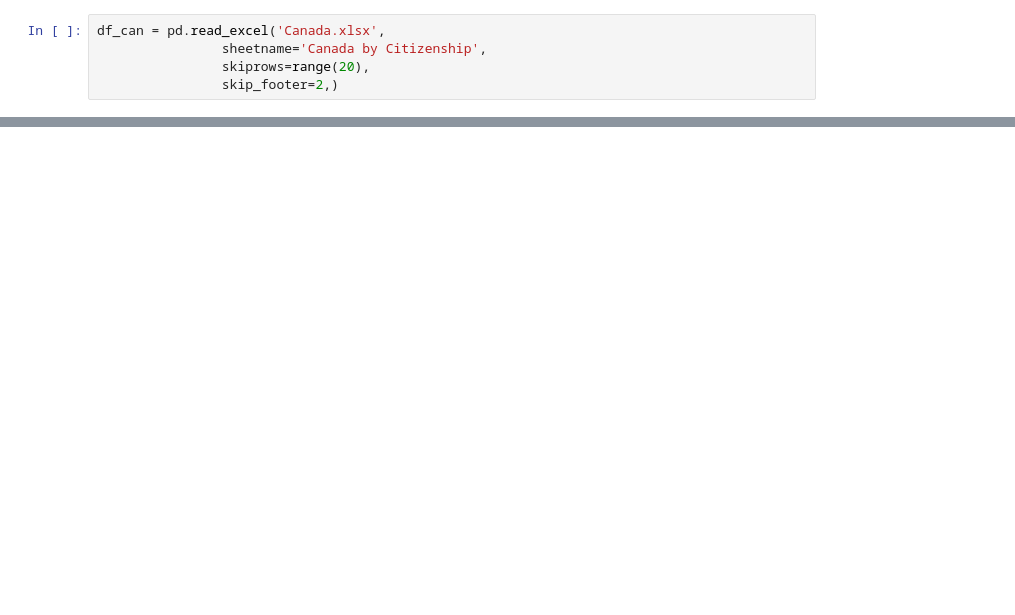
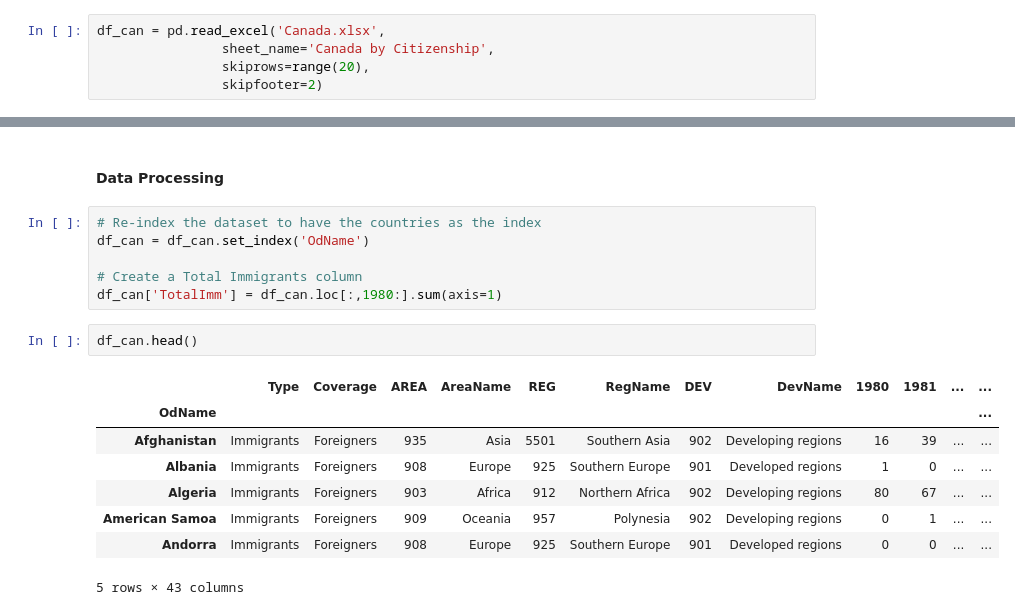
Before and after one commit to BradfordMutemi/datavisualization, a Jupyter notebook: datavisualization.ipynb, the cells around one changed output, grey strips where cells are left out. Saved outputs shown, nothing was run; the diff lists cells and outputs as text; blank space fills up the shorter version.

```diff
--- a/datavisualization.ipynb
+++ b/datavisualization.ipynb
@@ -4,5 +5,5 @@ import numpy as np
 # %%
 df_can = pd.read_excel('Canada.xlsx',
-                sheetname='Canada by Citizenship',
+                sheet_name='Canada by Citizenship',
                 skiprows=range(20),
-                skip_footer=2,)
+                skipfooter=2)
@@ -10,0 +40,19 @@ TypeError: read_excel() got an unexpected keyword argument 'sheetname'
+# %% [markdown]
+#### Data Processing
+# %%
+# Re-index the dataset to have the countries as the index
+df_can = df_can.set_index('OdName')
+
+# Create a Total Immigrants column
+df_can['TotalImm'] = df_can.loc[:,1980:].sum(axis=1)
+# %%
+df_can.head()
+# %% [output]
+|  | Type | Coverage | AREA | AreaName | REG | RegName | DEV | DevName | 1980 | 1981 | ... | ... |
+| OdName |  |  |  |  |  |  |  |  |  |  |  | ... |
+| Afghanistan | Immigrants | Foreigners | 935 | Asia | 5501 | Southern Asia | 902 | Developing regions | 16 | 39 | ... | ... |
+| Albania | Immigrants | Foreigners | 908 | Europe | 925 | Southern Europe | 901 | Developed regions | 1 | 0 | ... | ... |
+| Algeria | Immigrants | Foreigners | 903 | Africa | 912 | Northern Africa | 902 | Developing regions | 80 | 67 | ... | ... |
+| American Samoa | Immigrants | Foreigners | 909 | Oceania | 957 | Polynesia | 902 | Developing regions | 0 | 1 | ... | ... |
+| Andorra | Immigrants | Foreigners | 908 | Europe | 925 | Southern Europe | 901 | Developed regions | 0 | 0 | ... | ... |
+5 rows × 43 columns
```
Also changed, not shown: parts of 6 cells of this notebook.
